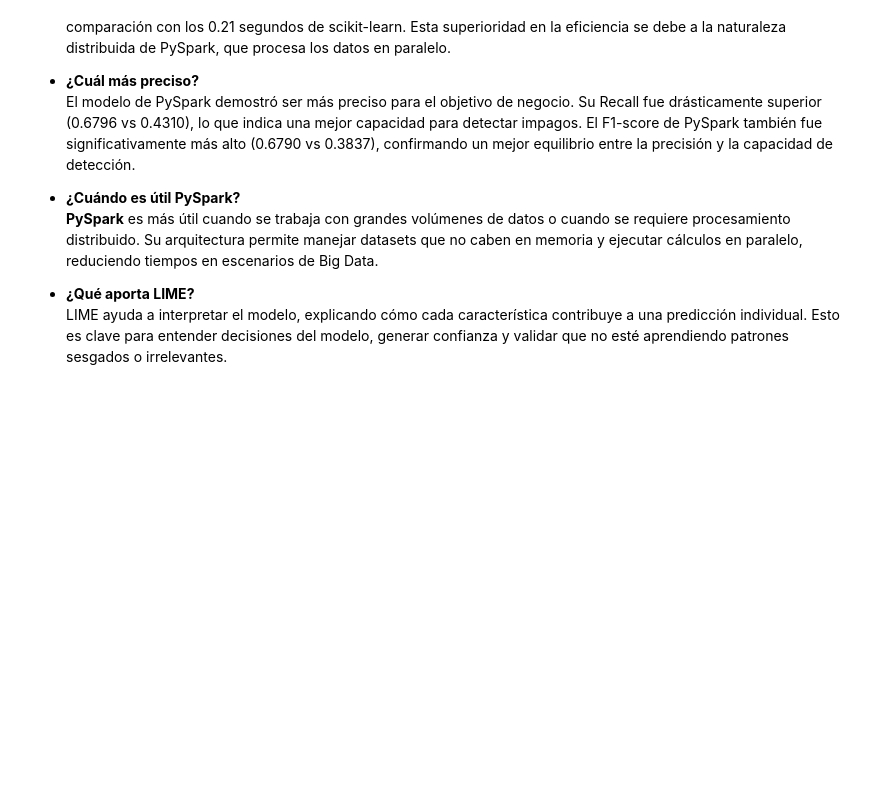
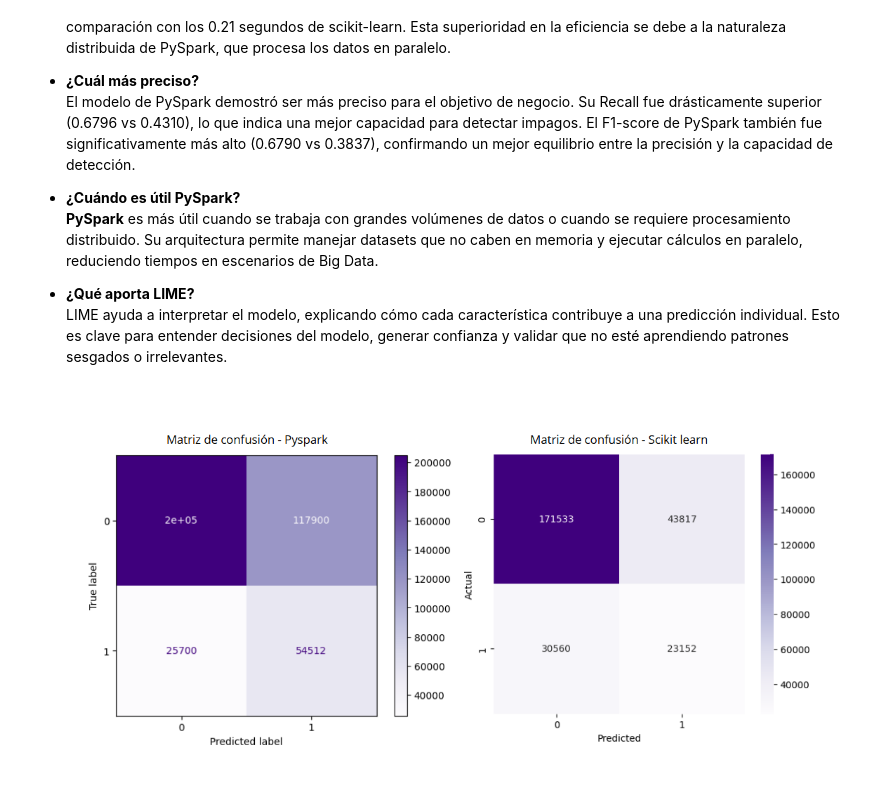
Before and after one commit to hydemon8/Mini_proyecto_1, a Jupyter notebook: _sources/Comparaciones.ipynb, the cells around one changed output. Cells and saved outputs as stored; diff of their text form; code cells hidden in the pictures; blank space fills up the shorter version.

```diff
--- a/_sources/Comparaciones.ipynb
+++ b/_sources/Comparaciones.ipynb
@@ -56,3 +56,9 @@ La gráfica de barras es contundente y revela la superioridad del modelo de PySp
 
 - **¿Qué aporta LIME?**
   LIME ayuda a interpretar el modelo, explicando cómo cada característica contribuye a una predicción individual. Esto es clave para entender decisiones del modelo, generar confianza y validar que no esté aprendiendo patrones sesgados o irrelevantes.
+# %%
+from IPython.display import Image, display
+
+display(Image(filename="imagenes/matrices.png"))
+# %% [output]
+[figure, added]
```
Also changed, not shown: 3 other files.
